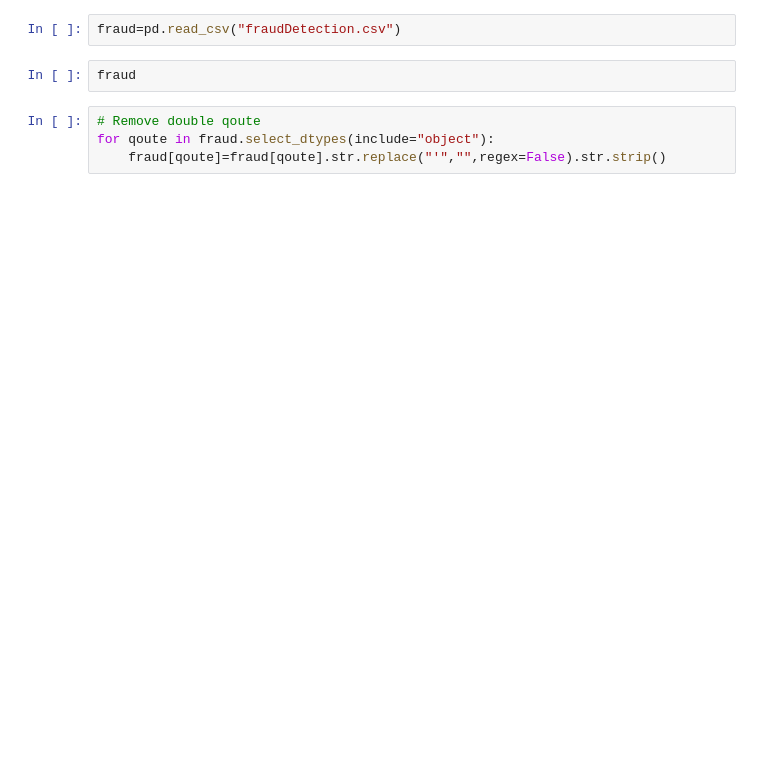
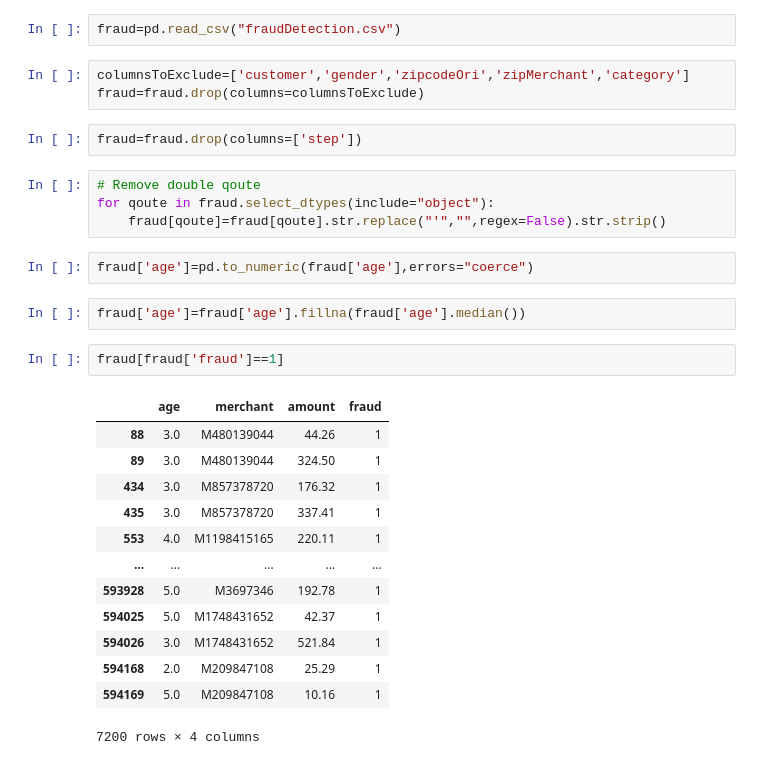
Before and after one commit to thePython2016/Fraud-Detection-APP, a Jupyter notebook: Fraud Detection.ipynb, the cells around one changed output. Saved outputs shown, nothing was run; the diff lists cells and outputs as text; blank space fills up the shorter version.

```diff
--- a/Fraud Detection.ipynb
+++ b/Fraud Detection.ipynb
@@ -6,10 +14,33 @@ import matplotlib.pyplot as plt
 # %%
 fraud=pd.read_csv("fraudDetection.csv")
+# %%
+columnsToExclude=['customer','gender','zipcodeOri','zipMerchant','category']
+fraud=fraud.drop(columns=columnsToExclude)
 # %%
-fraud
+fraud=fraud.drop(columns=['step'])
-# %%
-# Remove double qoute
-for qoute in fraud.select_dtypes(include="object"):
-    fraud[qoute]=fraud[qoute].str.replace("'","",regex=False).str.strip()
+# %%
+# Remove double qoute
+for qoute in fraud.select_dtypes(include="object"):
+    fraud[qoute]=fraud[qoute].str.replace("'","",regex=False).str.strip()
+# %%
+fraud['age']=pd.to_numeric(fraud['age'],errors="coerce")
+# %%
+fraud['age']=fraud['age'].fillna(fraud['age'].median())
+# %%
+fraud[fraud['fraud']==1]
+# %% [output]
+|  | age | merchant | amount | fraud |
+| 88 | 3.0 | M480139044 | 44.26 | 1 |
+| 89 | 3.0 | M480139044 | 324.50 | 1 |
+| 434 | 3.0 | M857378720 | 176.32 | 1 |
+| 435 | 3.0 | M857378720 | 337.41 | 1 |
+| 553 | 4.0 | M1198415165 | 220.11 | 1 |
+| ... | ... | ... | ... | ... |
+| 593928 | 5.0 | M3697346 | 192.78 | 1 |
+| 594025 | 5.0 | M1748431652 | 42.37 | 1 |
+| 594026 | 3.0 | M1748431652 | 521.84 | 1 |
+| 594168 | 2.0 | M209847108 | 25.29 | 1 |
+| 594169 | 5.0 | M209847108 | 10.16 | 1 |
+7200 rows × 4 columns
 # %%
 fraud
```
Also changed, not shown: parts of 44 cells of this notebook, 1 other file.
